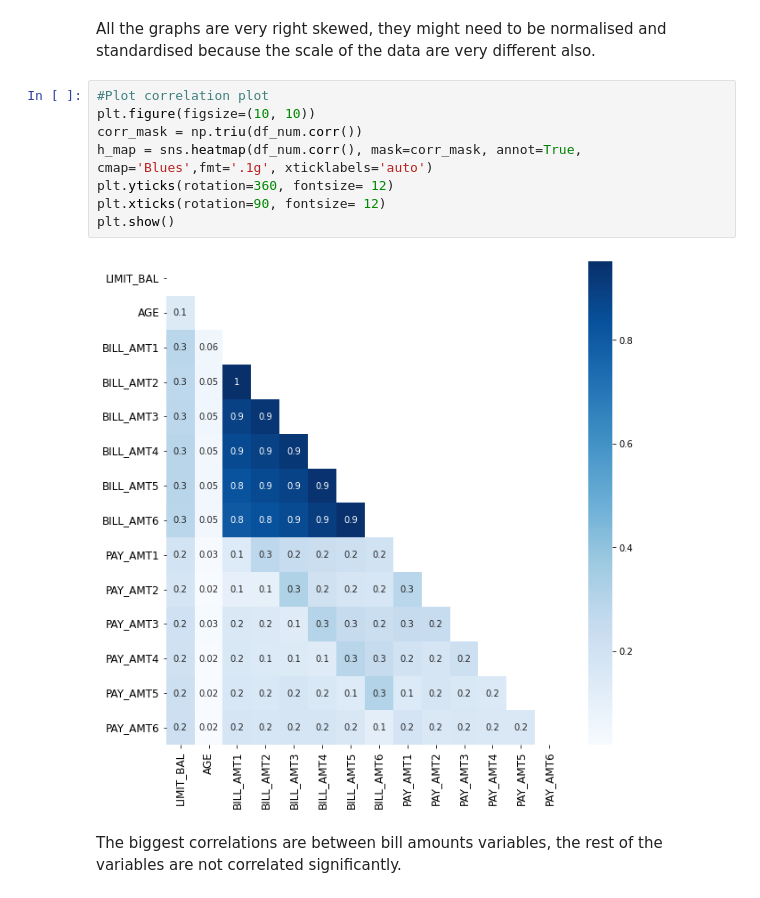
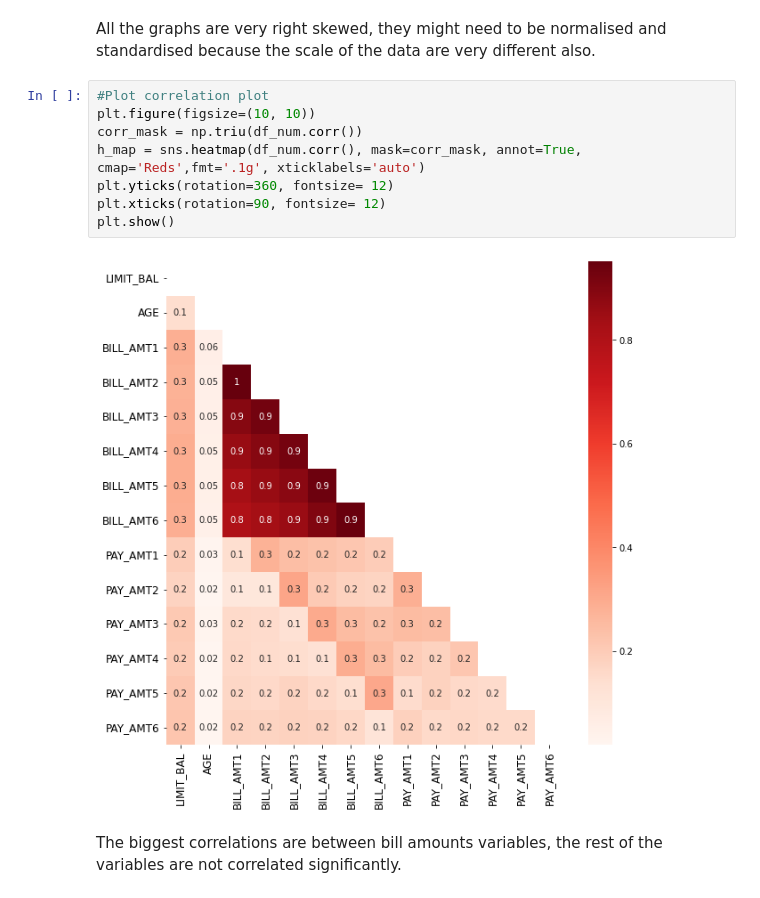
Before and after one commit to pagrkonecta/Konecta_Test, a Jupyter notebook: Konecta_Test_PAGR.ipynb, the cells around one changed output. Cells and saved outputs as stored; diff of their text form.

```diff
--- a/Konecta_Test_PAGR.ipynb
+++ b/Konecta_Test_PAGR.ipynb
@@ -189,13 +189,13 @@ All the graphs are very right skewed, they might need to be normalised and stand
 # %%
 #Plot correlation plot
 plt.figure(figsize=(10, 10))
 corr_mask = np.triu(df_num.corr())
-h_map = sns.heatmap(df_num.corr(), mask=corr_mask, annot=True, cmap='Blues',fmt='.1g', xticklabels='auto')
+h_map = sns.heatmap(df_num.corr(), mask=corr_mask, annot=True, cmap='Reds',fmt='.1g', xticklabels='auto')
 plt.yticks(rotation=360, fontsize= 12)
 plt.xticks(rotation=90, fontsize= 12)
 plt.show()
 # %% [output]
-[figure, old version]
+[figure, new version]
 # %% [markdown]
 The biggest correlations are between bill amounts variables, the rest of the variables are not correlated significantly.
 # %%
```
